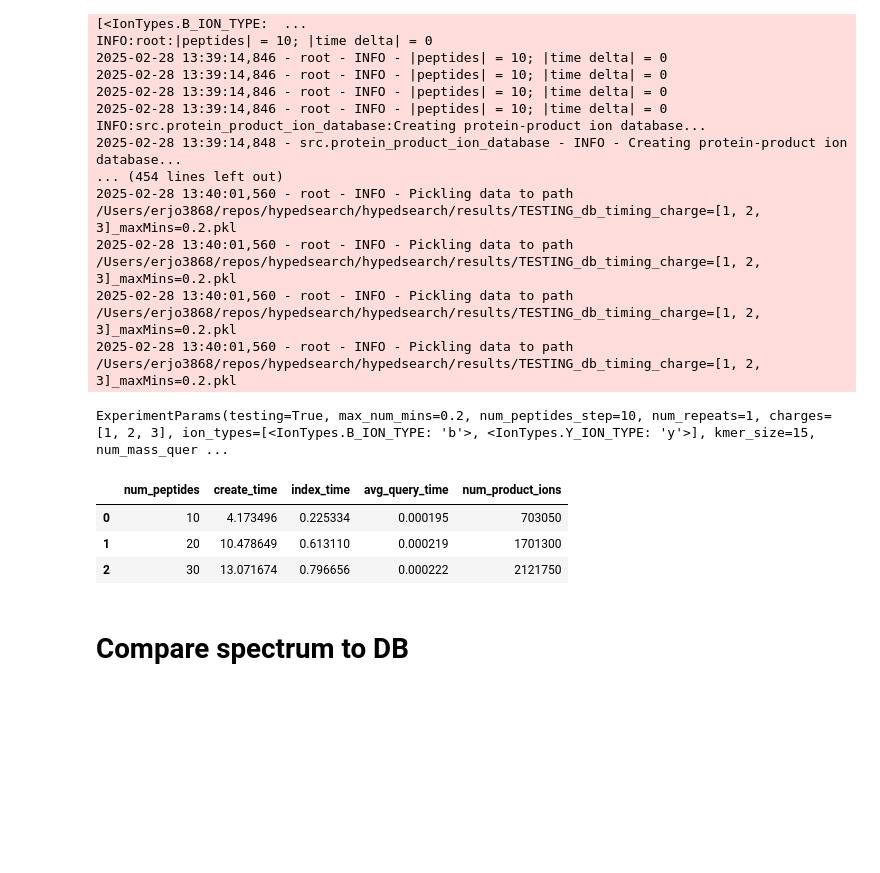
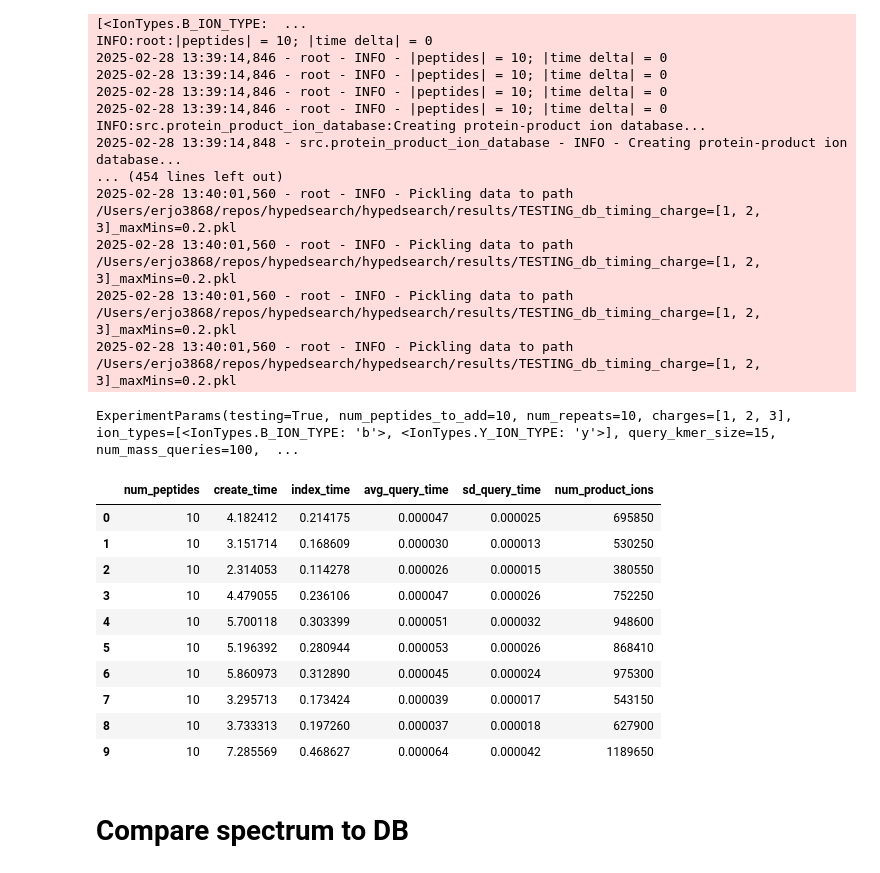
Before and after one commit to ryanlayerlab/hypedsearch, a Jupyter notebook: notebooks/experiment-development.ipynb, the cells around one changed output. Cells and saved outputs as stored; diff of their text form; code cells hidden in the pictures; blank space fills up the shorter version.

```diff
--- a/notebooks/experiment-development.ipynb
+++ b/notebooks/experiment-development.ipynb
@@ -78,19 +78,29 @@ INFO:src.protein_product_ion_database:Creating protein-product ion database...
 2025-02-28 13:40:01,560 - root - INFO - Pickling data to path /Users/erjo3868/repos/hypedsearch/hypedsearch/results/TESTING_db_timing_charge=[1, 2, 3]_maxMins=0.2.pkl
 2025-02-28 13:40:01,560 - root - INFO - Pickling data to path /Users/erjo3868/repos/hypedsearch/hypedsearch/results/TESTING_db_timing_charge=[1, 2, 3]_maxMins=0.2.pkl
 2025-02-28 13:40:01,560 - root - INFO - Pickling data to path /Users/erjo3868/repos/hypedsearch/hypedsearch/results/TESTING_db_timing_charge=[1, 2, 3]_maxMins=0.2.pkl
-# %%
-from src.utils import decompress_and_unpickle
-
-
-x = decompress_and_unpickle("/Users/erjo3868/repos/hypedsearch/hypedsearch/results/TESTING_db_timing_charge=[1, 2, 3]_maxMins=0.2.pkl")
-x.params
-x.df
-# %% [output]
-ExperimentParams(testing=True, max_num_mins=0.2, num_peptides_step=10, num_repeats=1, charges=[1, 2, 3], ion_types=[<IonTypes.B_ION_TYPE: 'b'>, <IonTypes.Y_ION_TYPE: 'y'>], kmer_size=15, num_mass_quer ...
-|  | num_peptides | create_time | index_time | avg_query_time | num_product_ions |
-| 0 | 10 | 4.173496 | 0.225334 | 0.000195 | 703050 |
-| 1 | 20 | 10.478649 | 0.613110 | 0.000219 | 1701300 |
-| 2 | 30 | 13.071674 | 0.796656 | 0.000222 | 2121750 |
+# %%
+from scripts.db_creation_indexing_querying_timing import ExperimentResult, ExperimentParams
+from src.utils import decompress_and_unpickle
+
+# path = "results/TESTING_db_timing_os=MAC_charges=[1, 2, 3]_queryKmerSize=15_numRepeats=1/10.pkl"
+# path = "results/TESTING_db_timing_os=MAC_charges=[1, 2, 3]_queryKmerSize=15_numRepeats=3/10.pkl"
+path = "results/TESTING_db_timing_os=MAC_charges=[1, 2, 3]_queryKmerSize=15_numRepeats=10/10.pkl"
+x = decompress_and_unpickle(path)
+x.params
+x.df
+# %% [output]
+ExperimentParams(testing=True, num_peptides_to_add=10, num_repeats=10, charges=[1, 2, 3], ion_types=[<IonTypes.B_ION_TYPE: 'b'>, <IonTypes.Y_ION_TYPE: 'y'>], query_kmer_size=15, num_mass_queries=100,  ...
+|  | num_peptides | create_time | index_time | avg_query_time | sd_query_time | num_product_ions |
+| 0 | 10 | 4.182412 | 0.214175 | 0.000047 | 0.000025 | 695850 |
+| 1 | 10 | 3.151714 | 0.168609 | 0.000030 | 0.000013 | 530250 |
+| 2 | 10 | 2.314053 | 0.114278 | 0.000026 | 0.000015 | 380550 |
+| 3 | 10 | 4.479055 | 0.236106 | 0.000047 | 0.000026 | 752250 |
+| 4 | 10 | 5.700118 | 0.303399 | 0.000051 | 0.000032 | 948600 |
+| 5 | 10 | 5.196392 | 0.280944 | 0.000053 | 0.000026 | 868410 |
+| 6 | 10 | 5.860973 | 0.312890 | 0.000045 | 0.000024 | 975300 |
+| 7 | 10 | 3.295713 | 0.173424 | 0.000039 | 0.000017 | 543150 |
+| 8 | 10 | 3.733313 | 0.197260 | 0.000037 | 0.000018 | 627900 |
+| 9 | 10 | 7.285569 | 0.468627 | 0.000064 | 0.000042 | 1189650 |
 # %% [markdown]
 # Compare spectrum to DB
 # %%
```
Also changed, not shown: parts of 9 cells of this notebook, 1 other file.
